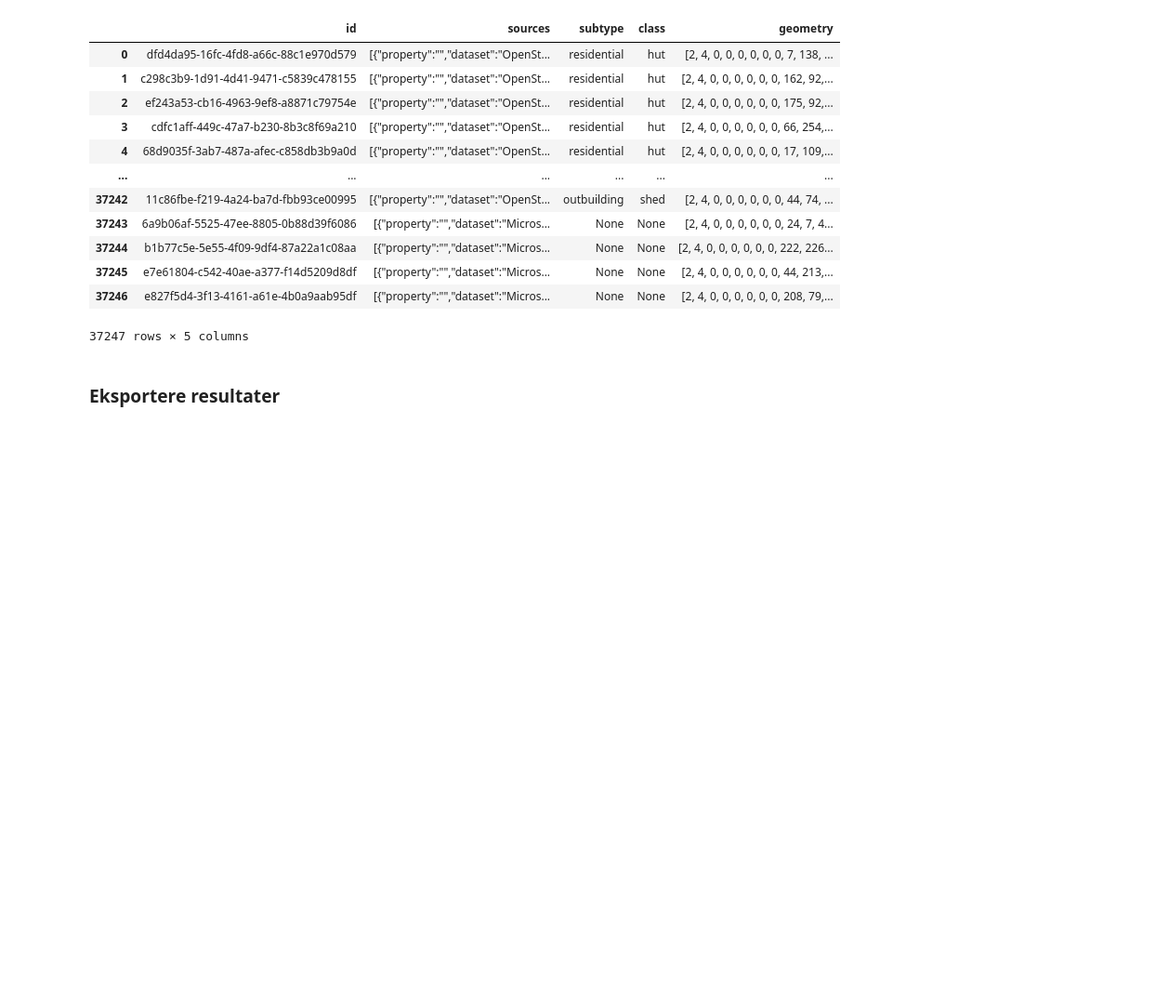
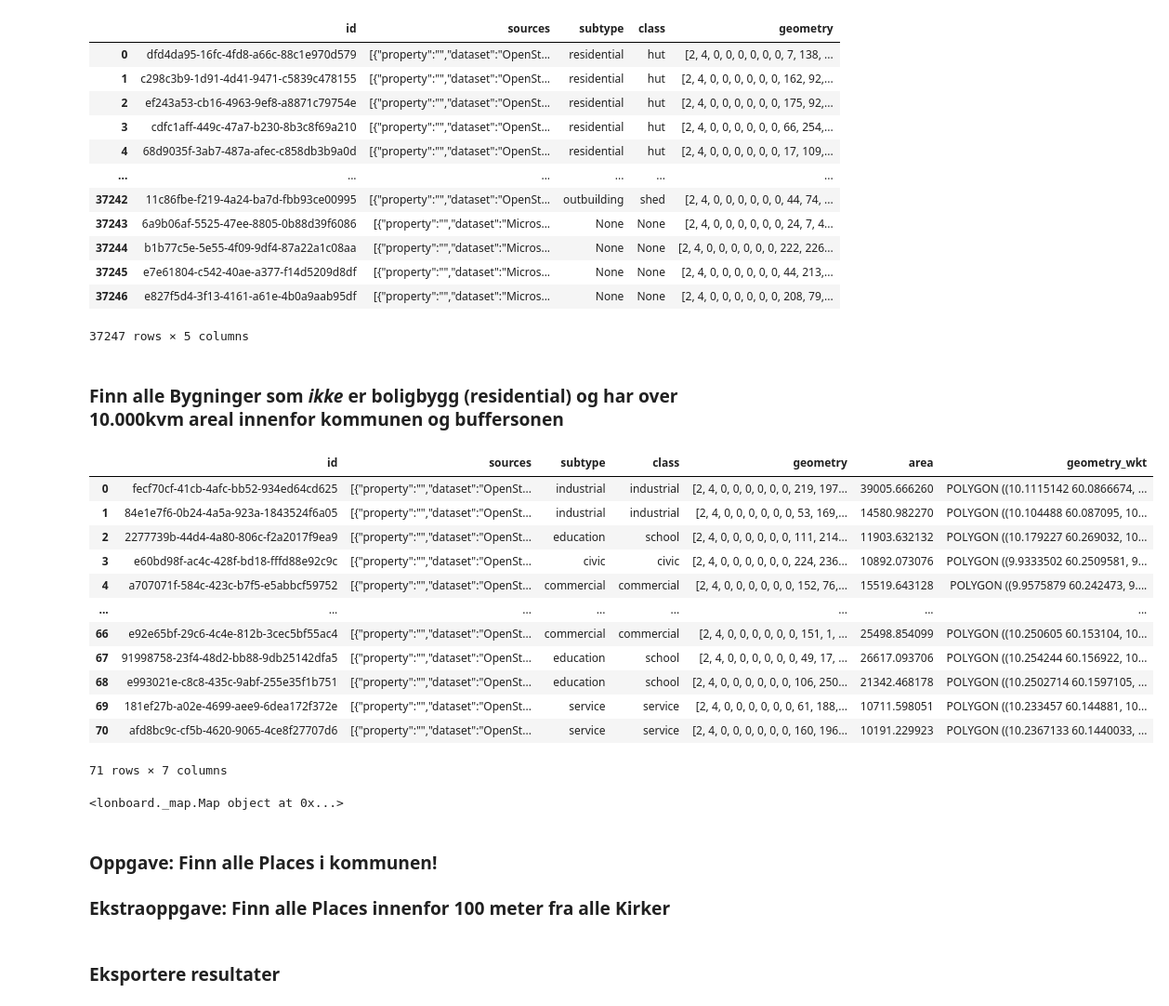
Before and after one commit to kartAI/skygeo, a Jupyter notebook: src/skygeo-workshop/Cumulus_Geographica.ipynb, the cells around one changed output. Shown at 93% size. Saved outputs shown, nothing was run; the diff lists cells and outputs as text; code cells hidden in the pictures; blank space fills up the shorter version.

Commit message:
La til flere analyser rundt bygninger i slutten

```diff
--- a/src/skygeo-workshop/Cumulus_Geographica.ipynb
+++ b/src/skygeo-workshop/Cumulus_Geographica.ipynb
@@ -433,3 +401,38 @@ viz(res)
+# %% [markdown]
+### Finn alle Bygninger som _ikke_ er boligbygg (residential) og har over 10.000kvm areal innenfor kommunen og buffersonen
+# %%
+res = conn.sql("""
+    SELECT
+        *,
+        st_area(st_transform(geometry,'EPSG:4326','EPSG:25833')) as area,
+        st_astext(geometry) geometry_wkt
+    FROM overture_buildings_i_kommune_3305
+    WHERE
+        subtype NOT IN ('residential')
+        AND area > 10000
+         """)
+display(res.df())
+
+viz(res)
+# %% [output]
+|  | id | sources | subtype | class | geometry | area | geometry_wkt |
+| 0 | fecf70cf-41cb-4afc-bb52-934ed64cd625 | [{"property":"","dataset":"OpenSt... | industrial | industrial | [2, 4, 0, 0, 0, 0, 0, 0, 219, 197... | 39005.666260 | POLYGON ((10.1115142 60.0866674, ... |
+| 1 | 84e1e7f6-0b24-4a5a-923a-1843524f6a05 | [{"property":"","dataset":"OpenSt... | industrial | industrial | [2, 4, 0, 0, 0, 0, 0, 0, 53, 169,... | 14580.982270 | POLYGON ((10.104488 60.087095, 10... |
+| 2 | 2277739b-44d4-4a80-806c-f2a2017f9ea9 | [{"property":"","dataset":"OpenSt... | education | school | [2, 4, 0, 0, 0, 0, 0, 0, 111, 214... | 11903.632132 | POLYGON ((10.179227 60.269032, 10... |
+| 3 | e60bd98f-ac4c-428f-bd18-fffd88e92c9c | [{"property":"","dataset":"OpenSt... | civic | civic | [2, 4, 0, 0, 0, 0, 0, 0, 224, 236... | 10892.073076 | POLYGON ((9.9333502 60.2509581, 9... |
+| 4 | a707071f-584c-423c-b7f5-e5abbcf59752 | [{"property":"","dataset":"OpenSt... | commercial | commercial | [2, 4, 0, 0, 0, 0, 0, 0, 152, 76,... | 15519.643128 | POLYGON ((9.9575879 60.242473, 9.... |
+| ... | ... | ... | ... | ... | ... | ... | ... |
+| 66 | e92e65bf-29c6-4c4e-812b-3cec5bf55ac4 | [{"property":"","dataset":"OpenSt... | commercial | commercial | [2, 4, 0, 0, 0, 0, 0, 0, 151, 1, ... | 25498.854099 | POLYGON ((10.250605 60.153104, 10... |
+| 67 | 91998758-23f4-48d2-bb88-9db25142dfa5 | [{"property":"","dataset":"OpenSt... | education | school | [2, 4, 0, 0, 0, 0, 0, 0, 49, 17, ... | 26617.093706 | POLYGON ((10.254244 60.156922, 10... |
+| 68 | e993021e-c8c8-435c-9abf-255e35f1b751 | [{"property":"","dataset":"OpenSt... | education | school | [2, 4, 0, 0, 0, 0, 0, 0, 106, 250... | 21342.468178 | POLYGON ((10.2502714 60.1597105, ... |
+| 69 | 181ef27b-a02e-4699-aee9-6dea172f372e | [{"property":"","dataset":"OpenSt... | service | service | [2, 4, 0, 0, 0, 0, 0, 0, 61, 188,... | 10711.598051 | POLYGON ((10.233457 60.144881, 10... |
+| 70 | afd8bc9c-cf5b-4620-9065-4ce8f27707d6 | [{"property":"","dataset":"OpenSt... | service | service | [2, 4, 0, 0, 0, 0, 0, 0, 160, 196... | 10191.229923 | POLYGON ((10.2367133 60.1440033, ... |
+71 rows × 7 columns
+<lonboard._map.Map object at 0x...>
+# %% [markdown]
+### Oppgave: Finn alle Places i kommunen!
+
+### Ekstraoppgave: Finn alle Places innenfor 100 meter fra alle Kirker
 # %% [markdown]
 ### Eksportere resultater
 # %%
```
Also changed, not shown: parts of 4 cells of this notebook.
